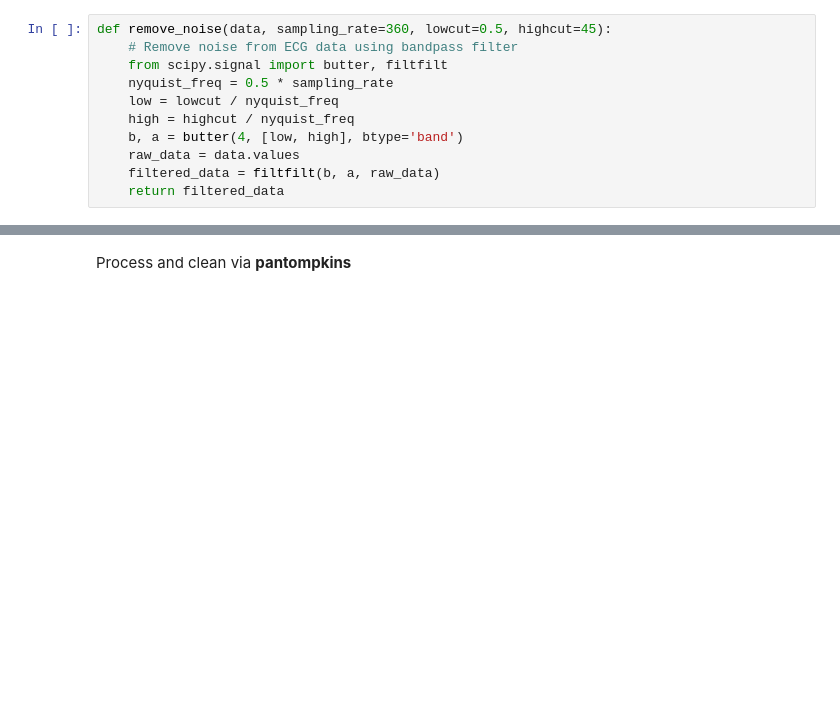
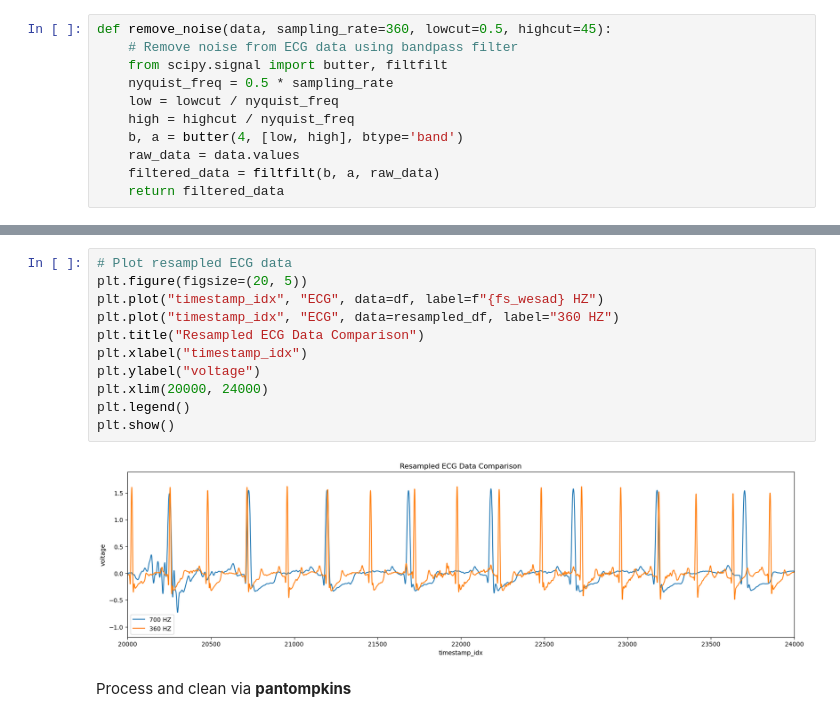
Before and after one commit to nina-prog/sem-biosignals-ecg-feature-processing-api, a Jupyter notebook: notebooks/Data_Analysis.ipynb, the cells around one changed output, grey strips where cells are left out. Saved outputs shown, nothing was run; the diff lists cells and outputs as text; blank space fills up the shorter version.

```diff
--- a/notebooks/Data_Analysis.ipynb
+++ b/notebooks/Data_Analysis.ipynb
@@ -122,3 +135,16 @@ plt.show()
+# %%
+# Plot resampled ECG data
+plt.figure(figsize=(20, 5))
+plt.plot("timestamp_idx", "ECG", data=df, label=f"{fs_wesad} HZ")
+plt.plot("timestamp_idx", "ECG", data=resampled_df, label="360 HZ")
+plt.title("Resampled ECG Data Comparison")
+plt.xlabel("timestamp_idx")
+plt.ylabel("voltage")
+plt.xlim(20000, 24000)
+plt.legend()
+plt.show()
+# %% [output]
+[figure, added]
 # %% [markdown]
 Process and clean via **pantompkins**
 # %%
```
Also changed, not shown: parts of 9 cells of this notebook, 1 other file.
